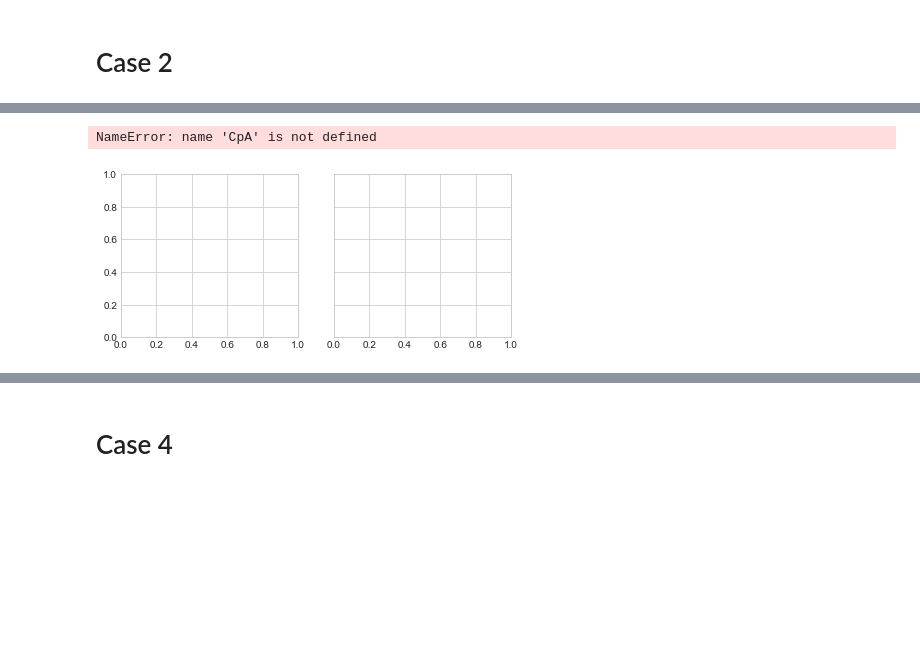
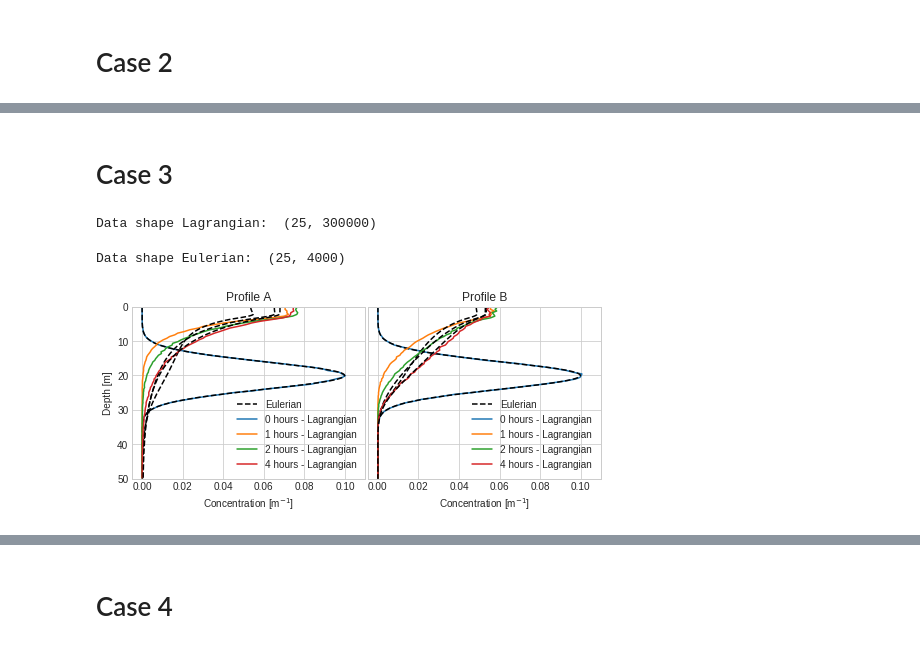
Before and after one commit to nordam/Eulerian-and-Lagrangian-methods, a Jupyter notebook: notebooks/ComparisonPlots.ipynb, the cells around one changed output, grey strips where cells are left out. Saved outputs shown, nothing was run; the diff lists cells and outputs as text; code cells hidden in the pictures; blank space fills up the shorter version.

```diff
--- a/notebooks/ComparisonPlots.ipynb
+++ b/notebooks/ComparisonPlots.ipynb
@@ -12,7 +12,7 @@ plt.style.use('seaborn-whitegrid')
 # Plot comparison of concentrations for Case 1
 # %%
 # Numerical parameters for Lagrangian solution
-Np      = 1000000
+Np      = 300000
 dt_part = 10
 run     = 0
 
@@ -176,5 +126,7 @@ NJ = 4000  # Number of spatial grid cells
 NK = 128   # Number of classes
 
 # Load data, and work out grid parameters
-CgA = np.load(f'../../data/Case2_K_A_block_Nclasses={NK+1}_NJ={NJ}_dt={dt}.npy').sum(axis = 2)
-CgB = np.load(f'../../data/Case2_K_B_block_Nclasses={NK+1}_NJ={NJ}_dt={dt}.npy').sum(axis = 2)
+CgA = np.load(f'/home/torn/Papers/EulerLagrange/data/Case2_K_A_block_Nclasses={NK}_NJ={NJ}_dt={dt}.npy').sum(axis = 1)
+CgB = np.load(f'/home/torn/Papers/EulerLagrange/data/Case2_K_B_block_Nclasses={NK}_NJ={NJ}_dt={dt}.npy').sum(axis = 1)
+
+print('Data shape Eulerian: ', CgA.shape)
@@ -187,3 +203,31 @@ CpB = np.load(f'../../data/Case2_K_B_Lagrangian_concentration_Np={Np}_dt={dt}_00
+# %% [markdown]
+# Case 3
+# %%
+# Numerical parameters for Lagrangian solution
+Np      = 300000
+dt_part = 2
+run     = 0
+
+# Load particle data
+ZpA = np.load(f'../results/Case3_K_A_lagrangian_Nparticles={Np}_dt={dt_part}_Z_{run:04}.npy')
+ZpB = np.load(f'../results/Case3_K_B_lagrangian_Nparticles={Np}_dt={dt_part}_Z_{run:04}.npy')
+
+print('Data shape Lagrangian: ', ZpA.shape)
+# %% [output]
+Data shape Lagrangian:  (25, 300000)
+# %%
+# Numerical parameters for Eulerian solution
+dt = 1.0    # Timestep
+NJ = 4000  # Number of spatial grid cells
+NK = 128   # Number of classes
+
+# Load data, and work out grid parameters
+CgA = np.load(f'/home/torn/Papers/EulerLagrange/data/Case3_K_A_block_Nclasses={NK}_NJ={NJ}_dt={dt}.npy').sum(axis = 1)
+CgB = np.load(f'/home/torn/Papers/EulerLagrange/data/Case3_K_B_block_Nclasses={NK}_NJ={NJ}_dt={dt}.npy').sum(axis = 1)
+
+print('Data shape Eulerian: ', CgA.shape)
+# %% [output]
+Data shape Eulerian:  (25, 4000)
 # %%
 # Meta-variables
 Tmax_part = 12*3600
@@ -211,39 +255,44 @@ mid_part = zc_part[:-1] + dz_part/2
 # %%
 fig, ax = plt.subplots(ncols = 2, figsize = (7, 3), sharey = True)
 
 # Plot at different times:
 #for hours in [0, 0.5, 1, 12]:
-for hours in [0, 5/60, 10/60, 15/60, 1]:
-    istart = np.argmin(np.abs(times_part - hours*3600))
-    Navg   = 1 # Number of timesteps to average
+for i, hours in enumerate([0, 1, 2, 4]):
     # Plot concentration profiles, normalised such that
     # the integral of the profile is 1 if everything is submerged
-    lA, = ax[0].plot(np.mean(CpA[istart:istart + Navg,:], axis = 0)/(dz_part*Np), mid_part, label = f'{int(60*hours)} minutes - Particles')
-    lB, = ax[1].plot(np.mean(CpB[istart:istart + Navg,:], axis = 0)/(dz_part*Np), mid_part, label = f'{int(60*hours)} minutes - Particles')
+    it = np.argmin(np.abs(times_part - hours*3600))
+    HA = np.histogram(ZpA[it,:][ZpA[it,:] >= 0], bins = zc_part)[0]
+    HB = np.histogram(ZpB[it,:][ZpB[it,:] >= 0], bins = zc_part)[0]
+    lA, = ax[0].plot(HA/(dz_part*Np), mid_part, label = f'{hours} hours - Lagrangian')
+    lB, = ax[1].plot(HB/(dz_part*Np), mid_part, label = f'{hours} hours - Lagrangian')
 
     it = np.argmin(np.abs(times_grid - hours*3600))
-    ax[0].plot(CgA[:,it], mid_grid, '--', c = 'k', alpha = 0.8, lw = 1.5)
-    ax[1].plot(CgB[:,it], mid_grid, '--', c = 'k', alpha = 0.8, lw = 1.5)
+    if i == 0:
+        label = 'Eulerian'
+    else:
+        label = ''
+    ax[0].plot(CgA[it,:], mid_grid, '--', c = 'k', label = label)
+    ax[1].plot(CgB[it,:], mid_grid, '--', c = 'k', label = label)
 
 # Flip the vertical axis
 ax[0].set_ylim(50, 0)
 
 ax[0].set_ylabel('Depth [m]')
 ax[0].set_xlabel('Concentration [m$^{-1}$]')
 ax[1].set_xlabel('Concentration [m$^{-1}$]')
 
 ax[0].set_title('Profile A')
 ax[1].set_title('Profile B')
 
-ax[0].legend(fontsize = 10, loc = 'upper right')
-ax[1].legend(fontsize = 10, loc = 'lower right')
+for i in range(2):
+    ax[i].set_xlim(-0.005, 0.11)
+    ax[i].legend(*(
+        [ x[j] for j in [1,0,2,3,4] ]
+        for x in ax[i].get_legend_handles_labels()
+    ), fontsize = 10, loc='lower right')
 
-ax[0].set_xlim(-0.005, 0.06)
-ax[1].set_xlim(-0.005, 0.06)
 
 plt.subplots_adjust(left = 0.06, bottom = 0.13, right = 0.991, top = 0.925, wspace = 0.01)
-plt.savefig('concentration_profiles_comparison_case2.pdf')
-plt.savefig('concentration_profiles_comparison_case2.png', dpi = 240)
+plt.savefig('concentration_profiles_comparison_case3.pdf')
 # %% [output]
-NameError: name 'CpA' is not defined
-[figure, old version]
+[figure, new version]
```
Also changed, not shown: parts of 15 cells of this notebook, 1 other file.
